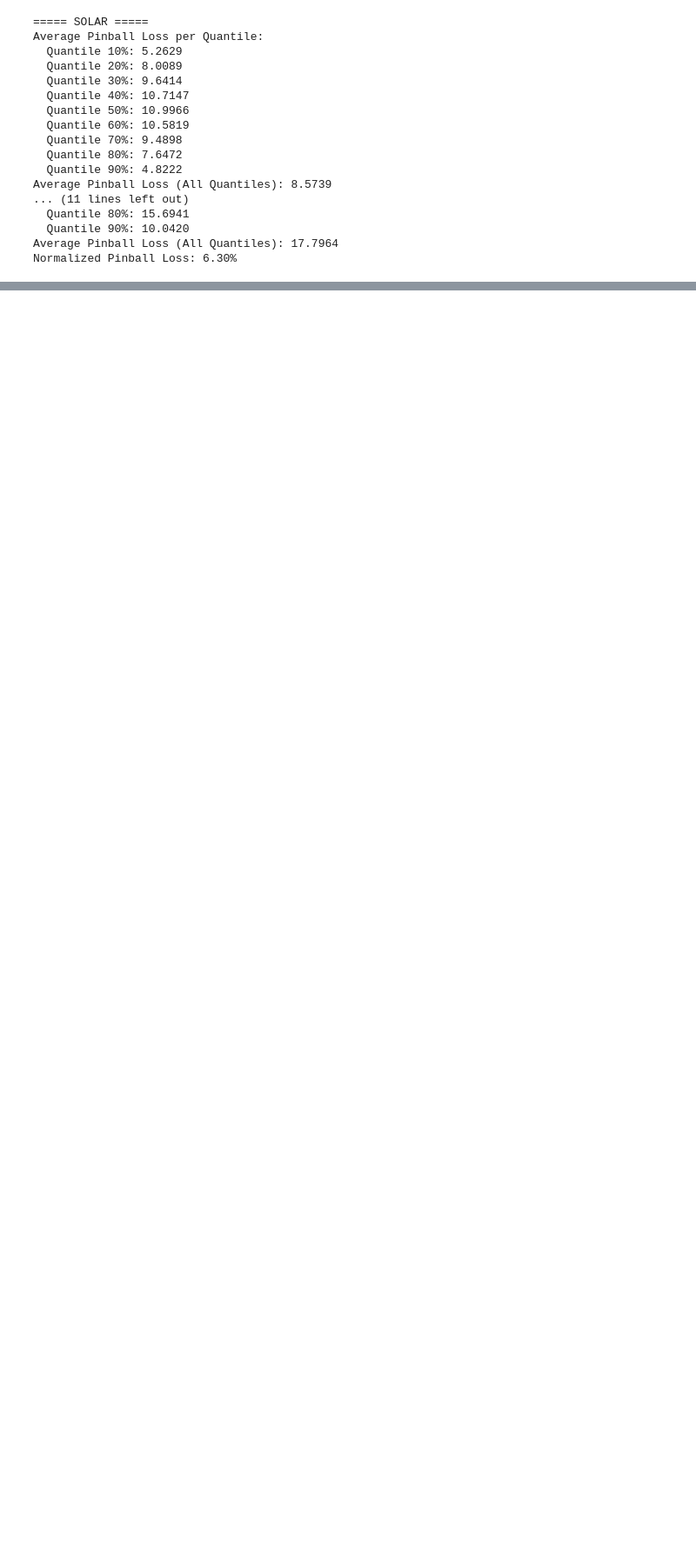
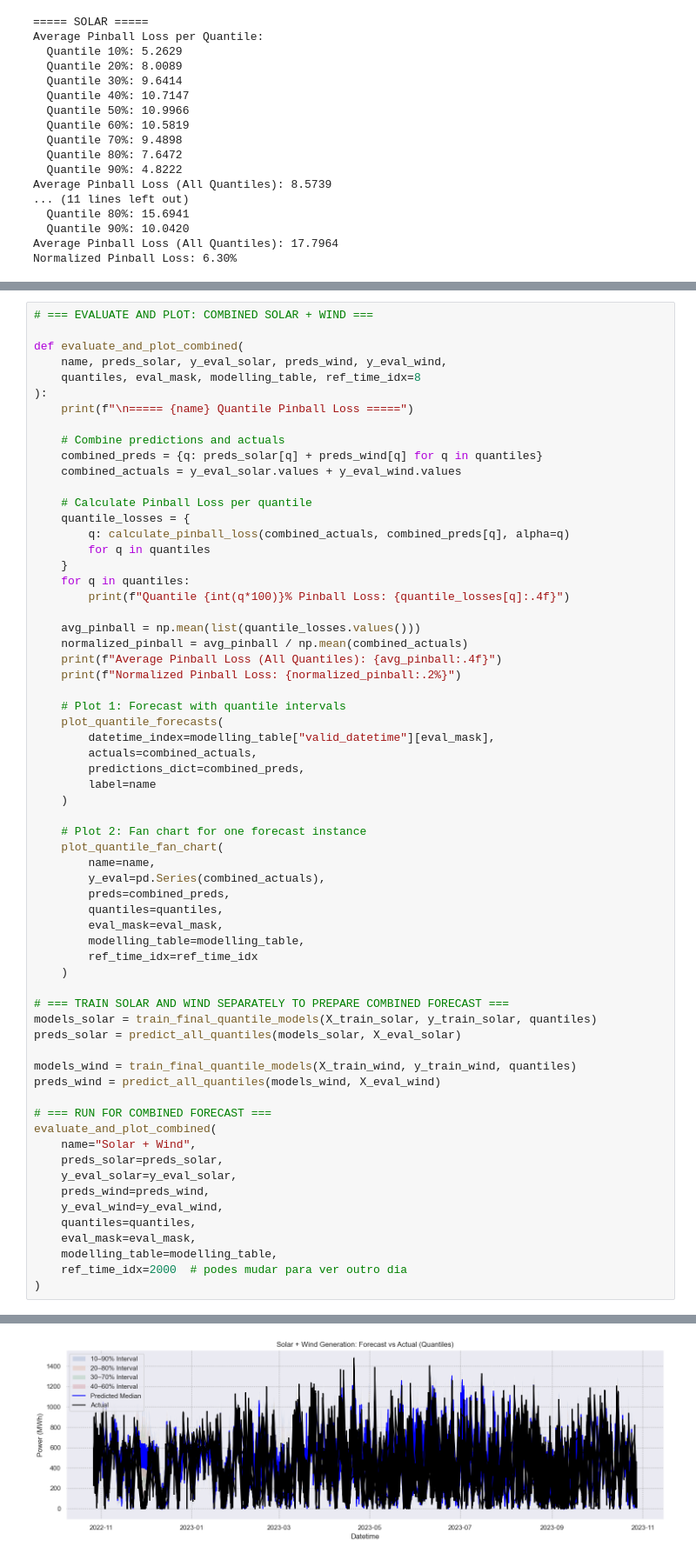
Before and after one commit to lemming000/forecasting_wind_solar_group1, a Jupyter notebook: lgbm2.ipynb, the cells around one changed output, grey strips where cells are left out. Shown at 87% size. Drawn from its saved outputs; the diff is of its cells as text; blank space fills up the shorter version.

Commit message:
Updated Notebook with Combined (Solar + Wind) Charts

```diff
--- a/lgbm2.ipynb
+++ b/lgbm2.ipynb
@@ -601,0 +508,65 @@ Name: count, dtype: int64
+# %%
+# === EVALUATE AND PLOT: COMBINED SOLAR + WIND ===
+
+def evaluate_and_plot_combined(
+    name, preds_solar, y_eval_solar, preds_wind, y_eval_wind,
+    quantiles, eval_mask, modelling_table, ref_time_idx=8
+):
+    print(f"\n===== {name} Quantile Pinball Loss =====")
+
+    # Combine predictions and actuals
+    combined_preds = {q: preds_solar[q] + preds_wind[q] for q in quantiles}
+    combined_actuals = y_eval_solar.values + y_eval_wind.values
+
+    # Calculate Pinball Loss per quantile
+    quantile_losses = {
+        q: calculate_pinball_loss(combined_actuals, combined_preds[q], alpha=q)
+        for q in quantiles
+    }
+    for q in quantiles:
+        print(f"Quantile {int(q*100)}% Pinball Loss: {quantile_losses[q]:.4f}")
+
+    avg_pinball = np.mean(list(quantile_losses.values()))
+    normalized_pinball = avg_pinball / np.mean(combined_actuals)
+    print(f"Average Pinball Loss (All Quantiles): {avg_pinball:.4f}")
+    print(f"Normalized Pinball Loss: {normalized_pinball:.2%}")
+
+    # Plot 1: Forecast with quantile intervals
+    plot_quantile_forecasts(
+        datetime_index=modelling_table["valid_datetime"][eval_mask],
+        actuals=combined_actuals,
+        predictions_dict=combined_preds,
+        label=name
+    )
+
+    # Plot 2: Fan chart for one forecast instance
+    plot_quantile_fan_chart(
+        name=name,
+        y_eval=pd.Series(combined_actuals),
+        preds=combined_preds,
+        quantiles=quantiles,
+        eval_mask=eval_mask,
+        modelling_table=modelling_table,
+        ref_time_idx=ref_time_idx
+    )
+
+# === TRAIN SOLAR AND WIND SEPARATELY TO PREPARE COMBINED FORECAST ===
+models_solar = train_final_quantile_models(X_train_solar, y_train_solar, quantiles)
+preds_solar = predict_all_quantiles(models_solar, X_eval_solar)
+
+models_wind = train_final_quantile_models(X_train_wind, y_train_wind, quantiles)
+preds_wind = predict_all_quantiles(models_wind, X_eval_wind)
+
+# === RUN FOR COMBINED FORECAST ===
+evaluate_and_plot_combined(
+    name="Solar + Wind",
+    preds_solar=preds_solar,
+    y_eval_solar=y_eval_solar,
+    preds_wind=preds_wind,
+    y_eval_wind=y_eval_wind,
+    quantiles=quantiles,
+    eval_mask=eval_mask,
+    modelling_table=modelling_table,
+    ref_time_idx=2000  # podes mudar para ver outro dia
+)
+# %% [output]
@@ -601,0 +585 @@ Name: count, dtype: int64
+[figure, added]
```
Also changed, not shown: parts of 7 cells of this notebook.
